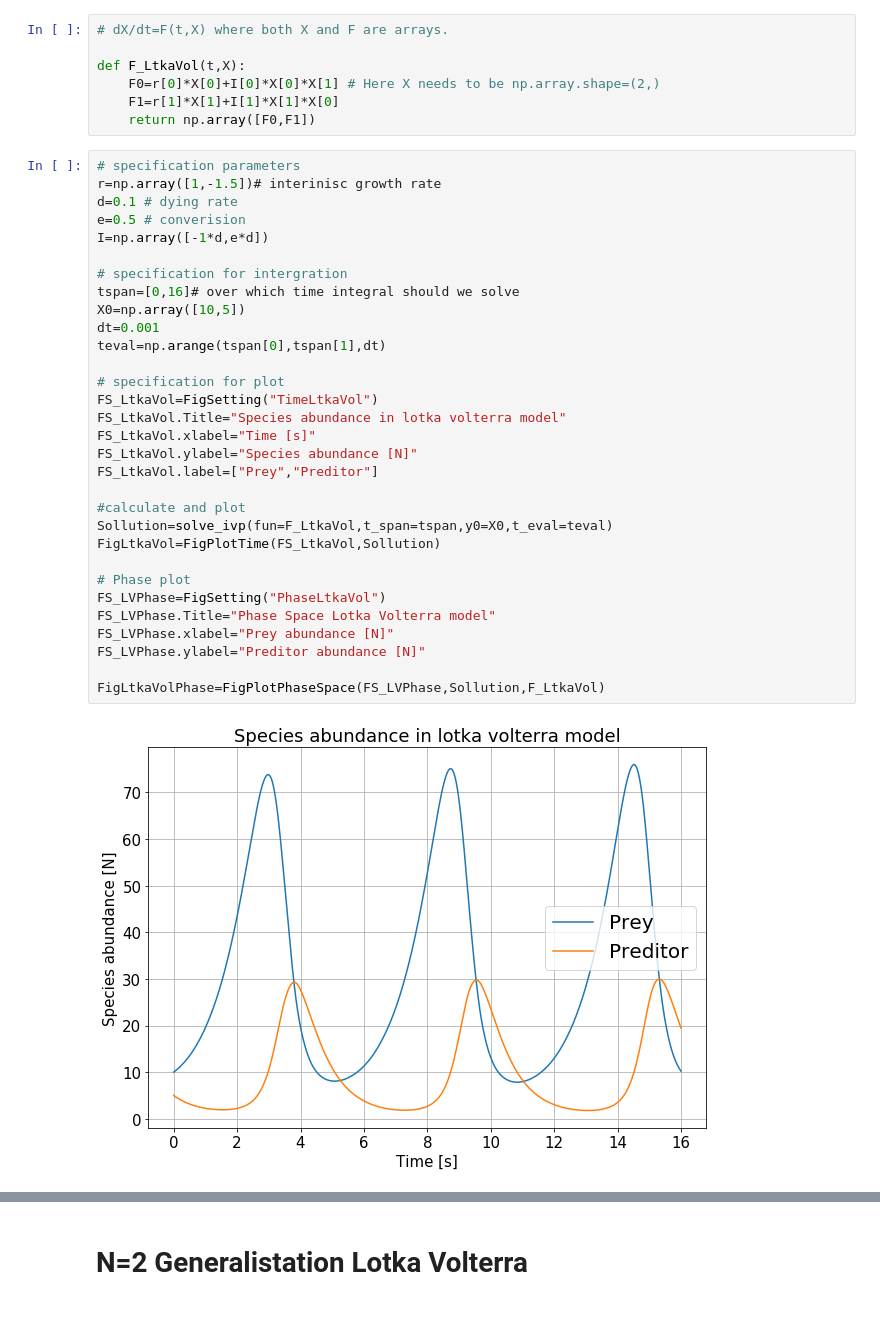
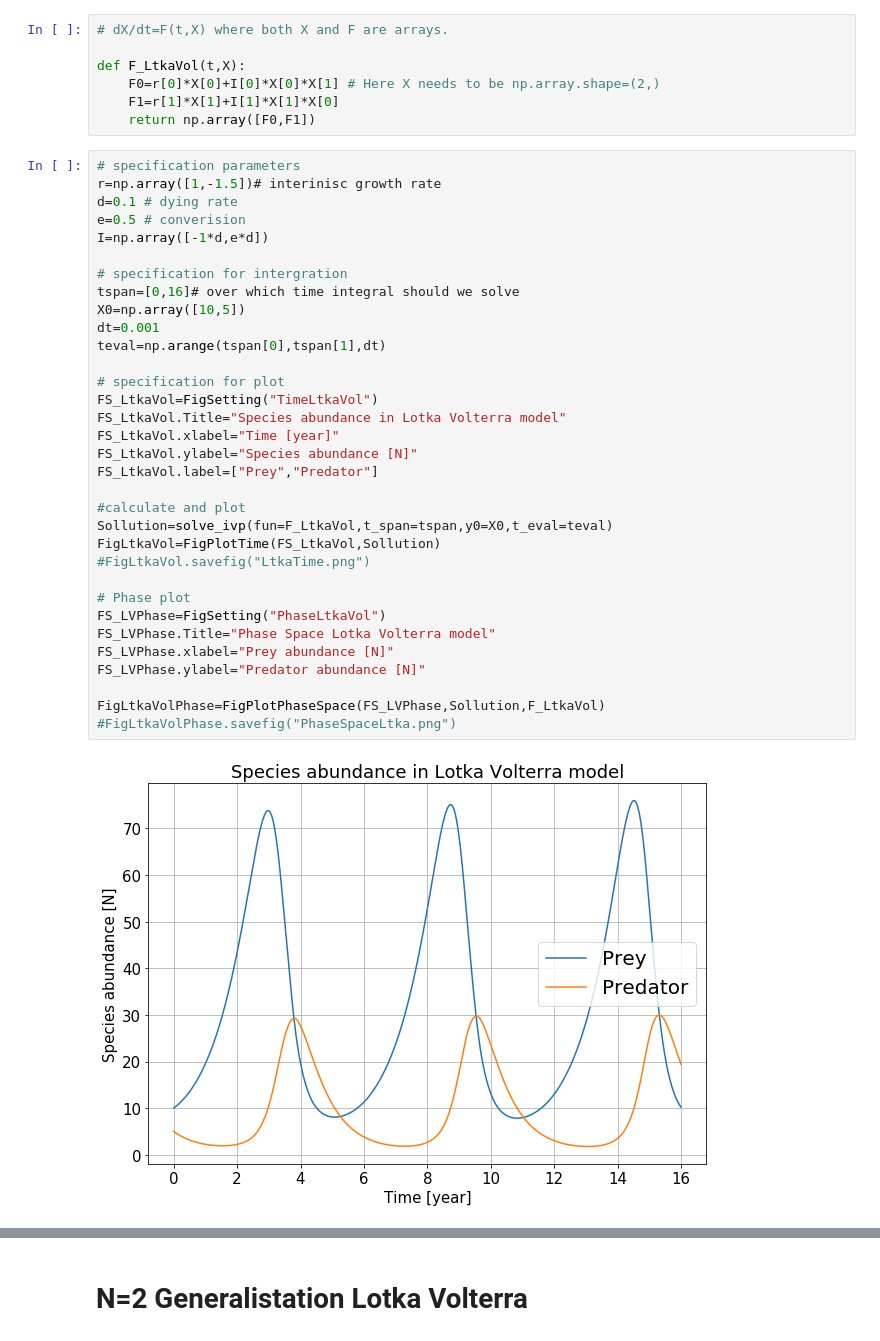
Before and after one commit to ltuijnder/HybridCommunities, a Jupyter notebook: PhasePlots.ipynb, the cells around one changed output, grey strips where cells are left out. Drawn from its saved outputs; the diff is of its cells as text.

```diff
--- a/PhasePlots.ipynb
+++ b/PhasePlots.ipynb
@@ -88,33 +90,35 @@ def F_LtkaVol(t,X):
 # %%
 # specification parameters
 r=np.array([1,-1.5])# interinisc growth rate
 d=0.1 # dying rate
 e=0.5 # converision
 I=np.array([-1*d,e*d])
 
 # specification for intergration
 tspan=[0,16]# over which time integral should we solve
 X0=np.array([10,5])
 dt=0.001
 teval=np.arange(tspan[0],tspan[1],dt)
 
 # specification for plot
 FS_LtkaVol=FigSetting("TimeLtkaVol")
-FS_LtkaVol.Title="Species abundance in lotka volterra model"
-FS_LtkaVol.xlabel="Time [s]"
+FS_LtkaVol.Title="Species abundance in Lotka Volterra model"
+FS_LtkaVol.xlabel="Time [year]"
 FS_LtkaVol.ylabel="Species abundance [N]"
-FS_LtkaVol.label=["Prey","Preditor"]
+FS_LtkaVol.label=["Prey","Predator"]
 
 #calculate and plot
 Sollution=solve_ivp(fun=F_LtkaVol,t_span=tspan,y0=X0,t_eval=teval)
 FigLtkaVol=FigPlotTime(FS_LtkaVol,Sollution)
+#FigLtkaVol.savefig("LtkaTime.png")
 
 # Phase plot
 FS_LVPhase=FigSetting("PhaseLtkaVol")
 FS_LVPhase.Title="Phase Space Lotka Volterra model"
 FS_LVPhase.xlabel="Prey abundance [N]"
-FS_LVPhase.ylabel="Preditor abundance [N]"
+FS_LVPhase.ylabel="Predator abundance [N]"
 
 FigLtkaVolPhase=FigPlotPhaseSpace(FS_LVPhase,Sollution,F_LtkaVol)
+#FigLtkaVolPhase.savefig("PhaseSpaceLtka.png")
 # %% [output]
-[figure, old version]
+[figure, new version]
```
Also changed, not shown: parts of 4 cells of this notebook, 1 other file.
